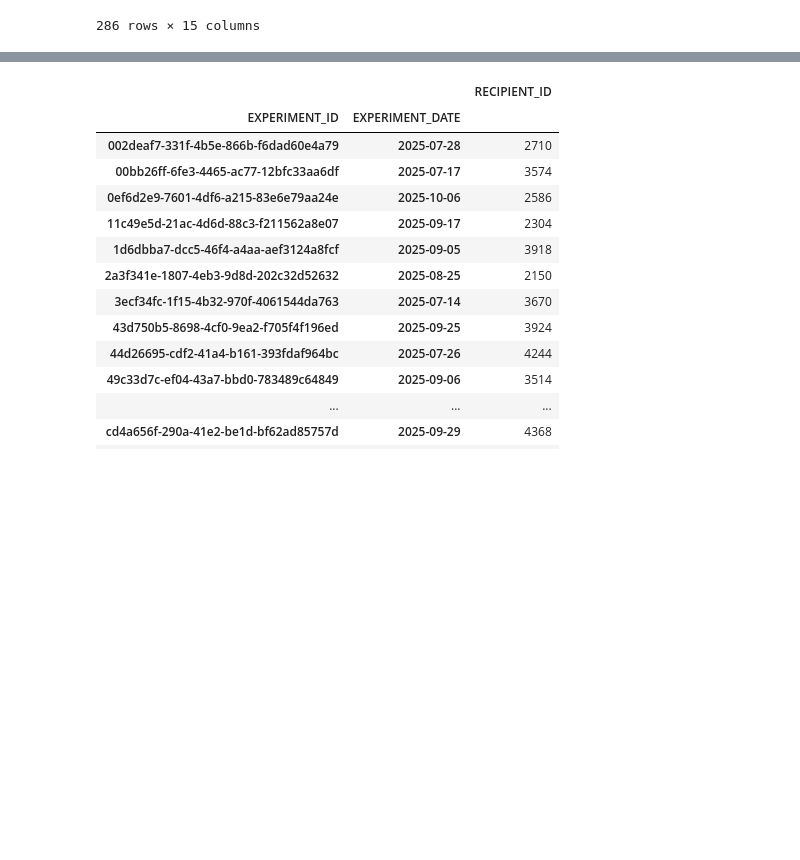
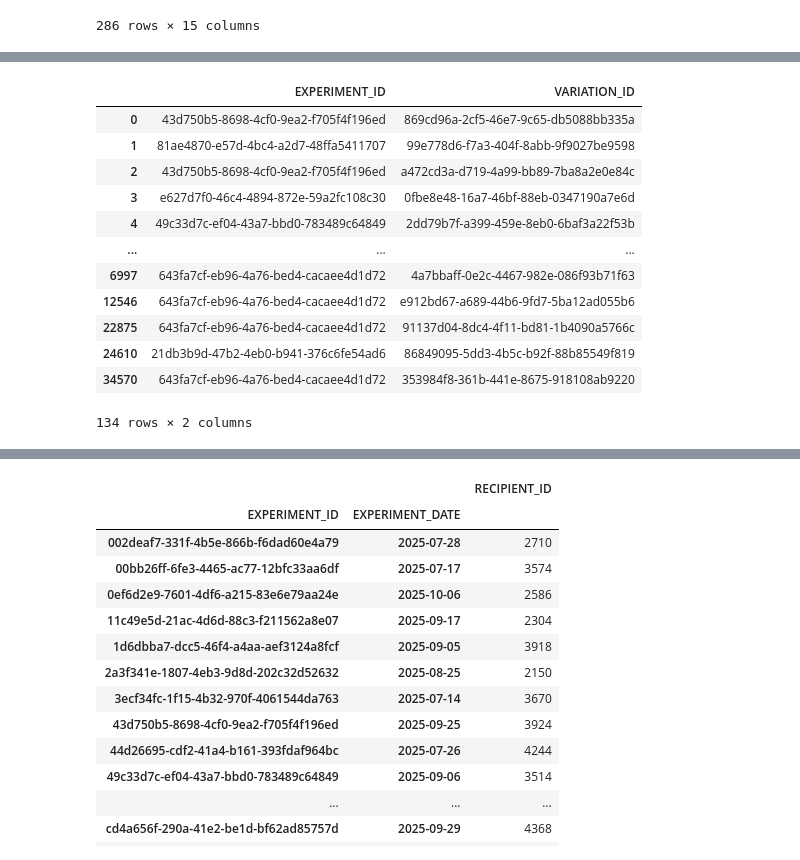
Before and after one commit to broniyk/CreativeRank, a Jupyter notebook: notebooks/baseline.ipynb, the cells around one changed output, grey strips where cells are left out. Cells and saved outputs as stored; diff of their text form; code cells hidden in the pictures; blank space fills up the shorter version.

```diff
--- a/notebooks/baseline.ipynb
+++ b/notebooks/baseline.ipynb
@@ -119,3 +106,23 @@ users_df
+# %%
+variations_per_experiment = (
+    users_df[["EXPERIMENT_ID", "VARIATION_ID"]]
+    .drop_duplicates()
+)
+variations_per_experiment
+# %% [output]
+|  | EXPERIMENT_ID | VARIATION_ID |
+| 0 | 43d750b5-8698-4cf0-9ea2-f705f4f196ed | 869cd96a-2cf5-46e7-9c65-db5088bb335a |
+| 1 | 81ae4870-e57d-4bc4-a2d7-48ffa5411707 | 99e778d6-f7a3-404f-8abb-9f9027be9598 |
+| 2 | 43d750b5-8698-4cf0-9ea2-f705f4f196ed | a472cd3a-d719-4a99-bb89-7ba8a2e0e84c |
+| 3 | e627d7f0-46c4-4894-872e-59a2fc108c30 | 0fbe8e48-16a7-46bf-88eb-0347190a7e6d |
+| 4 | 49c33d7c-ef04-43a7-bbd0-783489c64849 | 2dd79b7f-a399-459e-8eb0-6baf3a22f53b |
+| ... | ... | ... |
+| 6997 | 643fa7cf-eb96-4a76-bed4-cacaee4d1d72 | 4a7bbaff-0e2c-4467-982e-086f93b71f63 |
+| 12546 | 643fa7cf-eb96-4a76-bed4-cacaee4d1d72 | e912bd67-a689-44b6-9fd7-5ba12ad055b6 |
+| 22875 | 643fa7cf-eb96-4a76-bed4-cacaee4d1d72 | 91137d04-8dc4-4f11-bd81-1b4090a5766c |
+| 24610 | 21db3b9d-47b2-4eb0-b941-376c6fe54ad6 | 86849095-5dd3-4b5c-b92f-88b85549f819 |
+| 34570 | 643fa7cf-eb96-4a76-bed4-cacaee4d1d72 | 353984f8-361b-441e-8675-918108ab9220 |
+134 rows × 2 columns
 # %%
 # Print the size of users_df before removal
 print(f"users_df size before removing small experiments: {users_df.shape[0]} rows")
```
Also changed, not shown: parts of 20 cells of this notebook, 15 other files.
